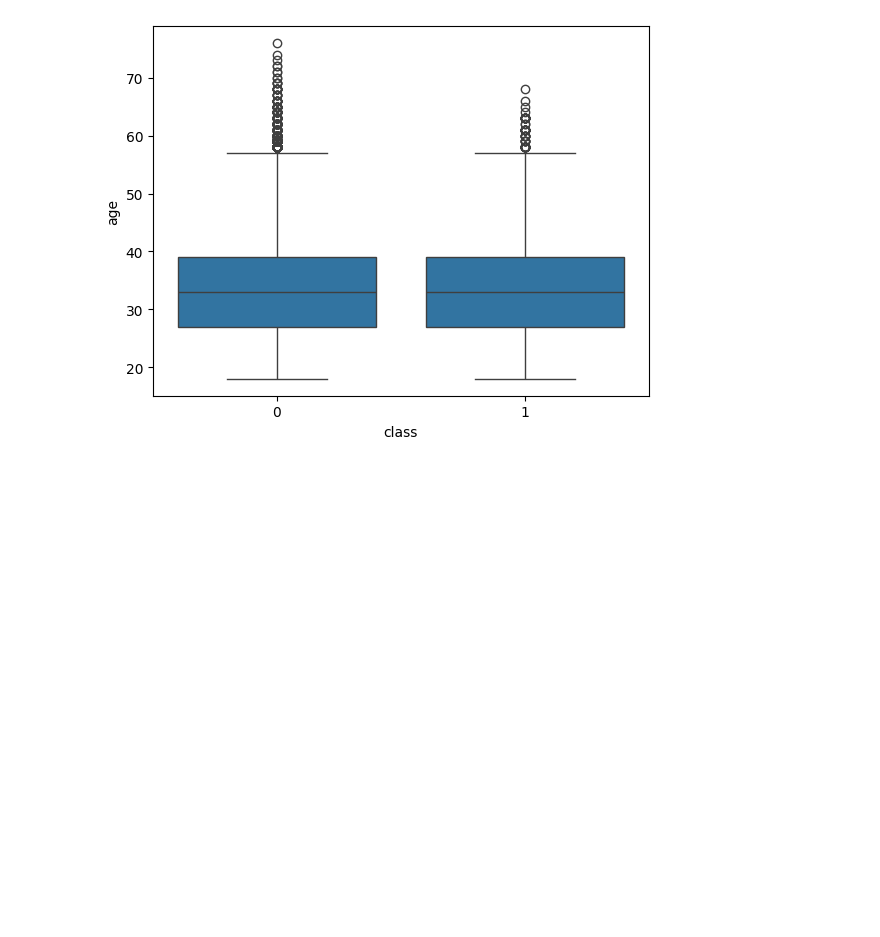
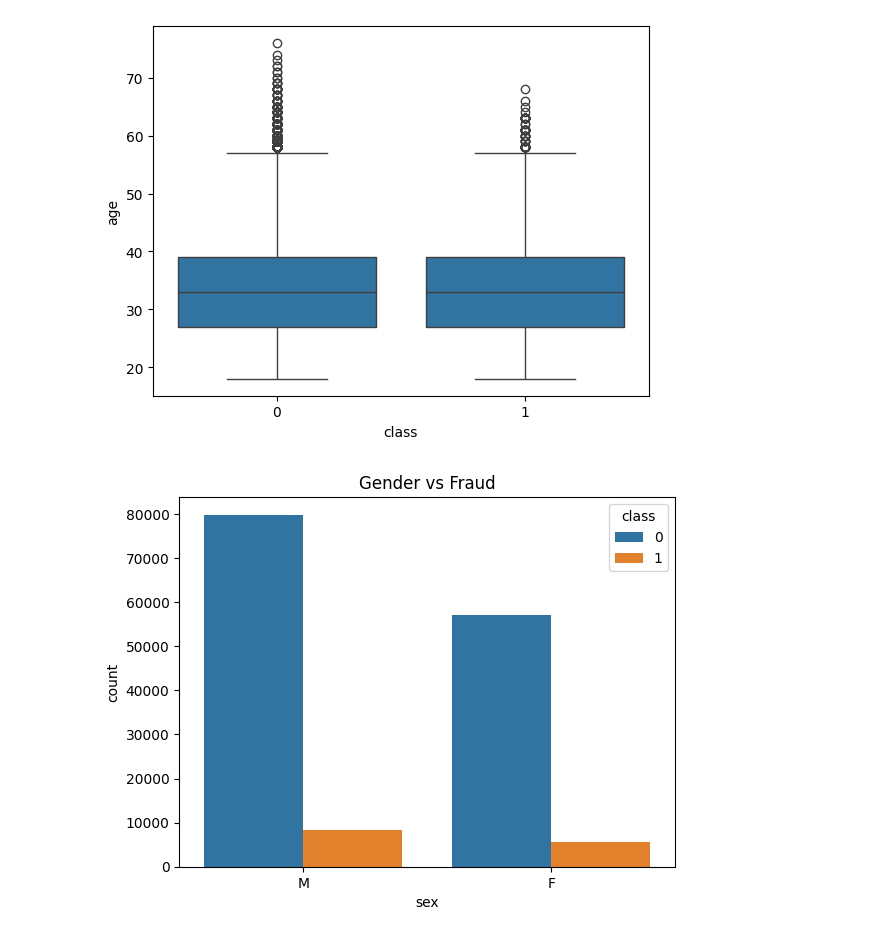
Before and after one commit to saron03/Fraud_Detection, a Jupyter notebook: notebooks/2_EDA.ipynb, the cells around one changed output. Saved outputs shown, nothing was run; the diff lists cells and outputs as text; code cells hidden in the pictures; blank space fills up the shorter version.

```diff
--- a/notebooks/2_EDA.ipynb
+++ b/notebooks/2_EDA.ipynb
@@ -22,3 +38,11 @@ sns.boxplot(x='class', y='age', data=fraud_df)
 plt.savefig('../reports/figures/age_vs_class.png')
 # %% [output]
 [figure]
+# %%
+# Gender vs Fraud
+sns.countplot(x='sex', hue='class', data=fraud_df)
+plt.title("Gender vs Fraud")
+plt.savefig('../reports/figures/gender_vs_fraud.png')
+plt.show()
+# %% [output]
+[figure, added]
```
Also changed, not shown: parts of 3 cells of this notebook, 19 other files.
